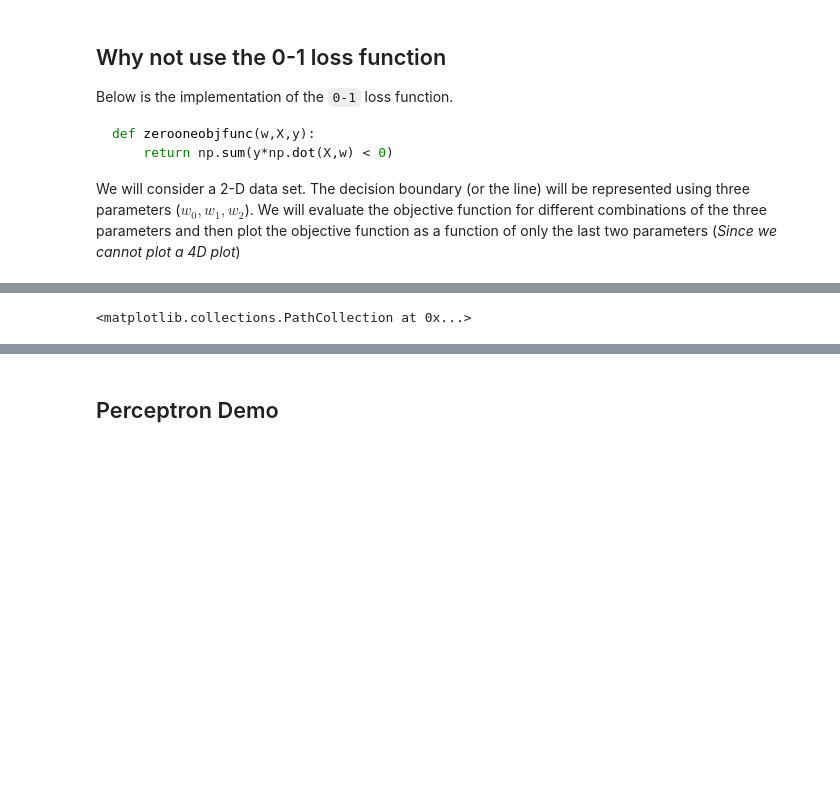
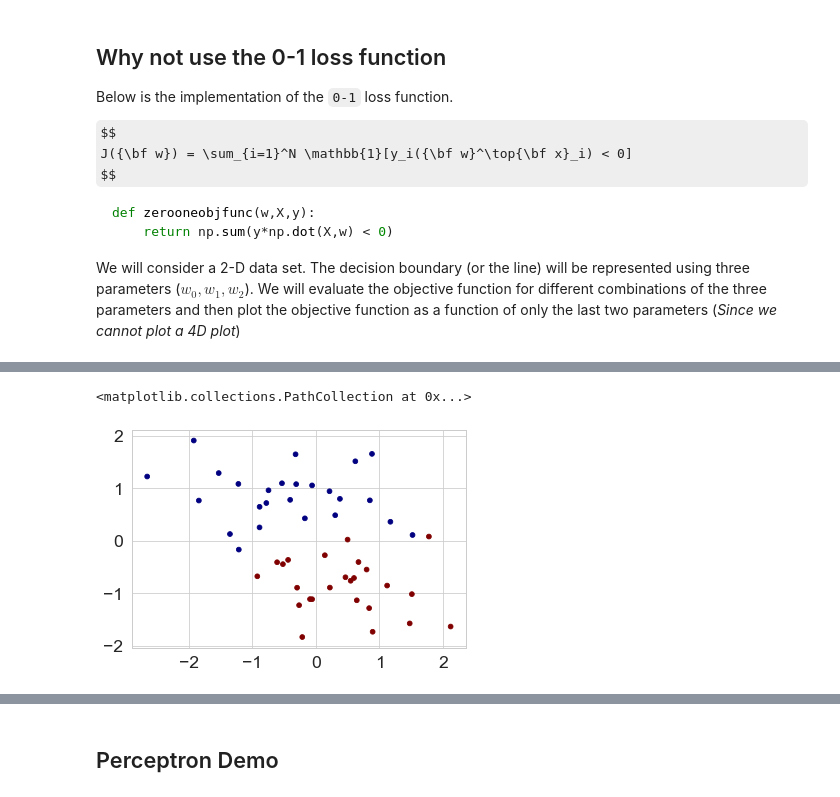
Before and after one commit to ubdsgroup/mlcourse-ub-notebooks, a Jupyter notebook: notebooks/PerceptronDemo.ipynb, the cells around one changed output, grey strips where cells are left out. Drawn from its saved outputs; the diff is of its cells as text; code cells hidden in the pictures; some formulas as TeX source; blank space fills up the shorter version.

````diff
--- a/notebooks/PerceptronDemo.ipynb
+++ b/notebooks/PerceptronDemo.ipynb
@@ -26,6 +18,10 @@ from mpl_toolkits import mplot3d
 ## Why not use the 0-1 loss function
 
 Below is the implementation of the `0-1` loss function.
+
+$$
+J({\bf w}) = \sum_{i=1}^N \mathbb{1}[y_i({\bf w}^\top{\bf x}_i) < 0]
+$$
 
 ```python
 def zerooneobjfunc(w,X,y):
@@ -45,5 +41,5 @@ X = StandardScaler().fit_transform(X)
 X_i = np.hstack([np.ones((X.shape[0],1)),X])
 y[y == 0] = -1
 y = y[:,np.newaxis]
-plt.scatter(X[:,0],X[:,1],c=y.flatten())
+plt.scatter(X[:,0],X[:,1],c=y.flatten(),cmap='jet')
 # %% [output]
@@ -52,4 +46,5 @@ plt.scatter(X[:,0],X[:,1],c=y.flatten())
 <matplotlib.collections.PathCollection at 0x...>
+[figure, added]
 # %%
 w1s = w2s = np.linspace(-25,25,50)
 W1,W2 = np.meshgrid(w1s,w2s)
````
Also changed, not shown: parts of 10 cells of this notebook.
